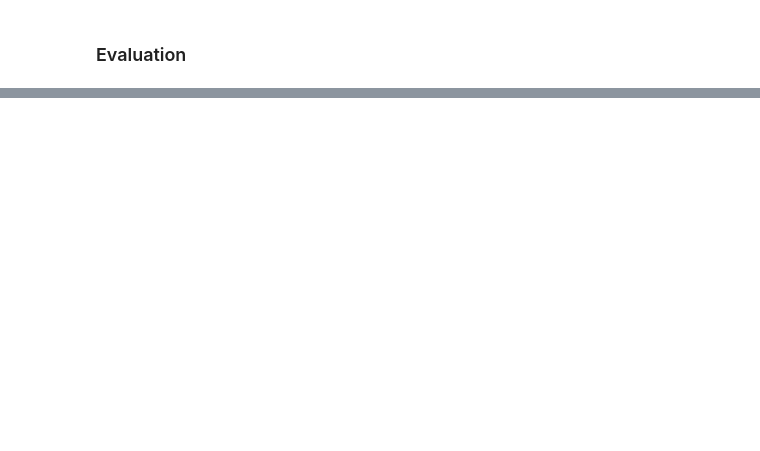
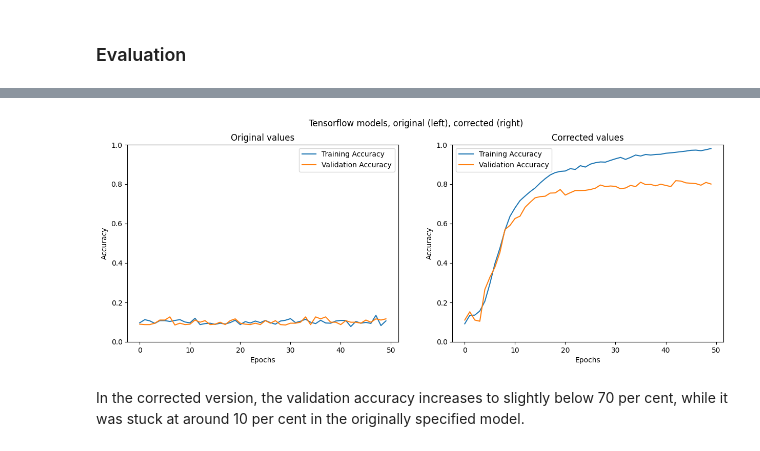
Before and after one commit to Hertie-School-Deep-Learning-Fall-2023/problem-set-1-ps1-group-d, a Jupyter notebook: MNIST_classification.ipynb, the cells around one changed output, grey strips where cells are left out. Drawn from its saved outputs; the diff is of its cells as text; code cells hidden in the pictures; blank space fills up the shorter version.

```diff
--- a/MNIST_classification.ipynb
+++ b/MNIST_classification.ipynb
@@ -188,6 +187,7 @@ y_val = y_val[:1000]
 # %%
 model_tf = NeuralNetworkTf(sizes=[784, 2**7, 2**5, 10])
-tb_learning_rate = TimeBasedLearningRate(10)
+tb_learning_rate = TimeBasedLearningRate(initial_learning_rate=10, decay=1, min_learning_rate=1)
+tb_learning_rate_corrected_version = TimeBasedLearningRate(initial_learning_rate=0.05, decay=0.001, min_learning_rate=0.01)
 # %%
 history_tf = model_tf.compile_and_fit(x_train, y_train, validation_data=(x_val, y_val), epochs=50, learning_rate=tb_learning_rate, batch_size=1)
 # %% [output]
@@ -227,0 +213,2 @@ plt.show()
+# %%
+history_tf_corrected = model_tf.compile_and_fit(x_train, y_train, validation_data=(x_val, y_val), learning_rate=tb_learning_rate_corrected_version, epochs=50, batch_size=1)
@@ -227,0 +233,35 @@ plt.show()
+# %%
+'''TODO: plot accuracy on train and validation set over epochs'''
+fig, axes = plt.subplots(nrows=1, ncols=2, figsize=(15, 5))
+
+# Original values
+
+axes[0].plot(history_tf.history['accuracy'], label='Training Accuracy')
+axes[0].plot(history_tf.history['val_accuracy'], label='Validation Accuracy')
+
+axes[0].set_title('Original values')
+axes[0].set_xlabel('Epochs')
+axes[0].set_ylabel('Accuracy')
+axes[0].legend()
+
+# Corrected model with new learning rate parameter values
+
+axes[1].plot(history_tf_corrected.history['accuracy'], label='Training Accuracy')
+axes[1].plot(history_tf_corrected.history['val_accuracy'], label='Validation Accuracy')
+
+axes[1].set_title('Corrected values')
+axes[1].set_xlabel('Epochs')
+axes[1].set_ylabel('Accuracy')
+axes[1].legend()
+
+
+axes[0].set_ylim([0, 1])
+axes[1].set_ylim([0, 1])
+
+plt.suptitle('Tensorflow models, original (left), corrected (right)')
+
+plt.show()
+# %% [output]
+[figure, added]
+# %% [markdown]
+In the corrected version, the validation accuracy increases to slightly below 70 per cent, while it was stuck at around 10 per cent in the originally specified model.
```
Also changed, not shown: parts of 7 cells of this notebook, 1 other file.
